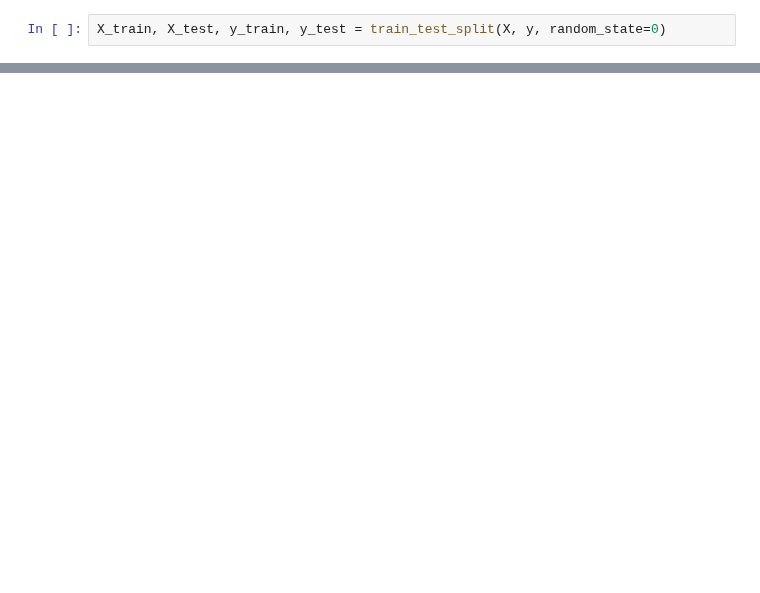
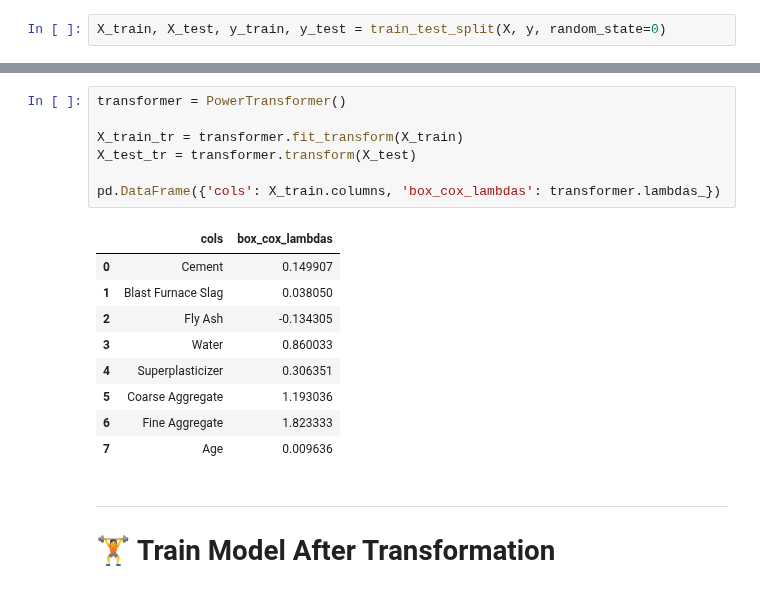
Before and after one commit to ahmedfakhar747/machine-learning-notebooks, a Jupyter notebook: 22_Power_Transformer_in_Scikit_learn.ipynb, the cells around one changed output, grey strips where cells are left out. Saved outputs shown, nothing was run; the diff lists cells and outputs as text; blank space fills up the shorter version.

```diff
--- a/22_Power_Transformer_in_Scikit_learn.ipynb
+++ b/22_Power_Transformer_in_Scikit_learn.ipynb
@@ -62,0 +142,20 @@ r2_score(y_pred, y_test)
+# %%
+transformer = PowerTransformer()
+
+X_train_tr = transformer.fit_transform(X_train)
+X_test_tr = transformer.transform(X_test)
+
+pd.DataFrame({'cols': X_train.columns, 'box_cox_lambdas': transformer.lambdas_})
+# %% [output]
+|  | cols | box_cox_lambdas |
+| 0 | Cement | 0.149907 |
+| 1 | Blast Furnace Slag | 0.038050 |
+| 2 | Fly Ash | -0.134305 |
+| 3 | Water | 0.860033 |
+| 4 | Superplasticizer | 0.306351 |
+| 5 | Coarse Aggregate | 1.193036 |
+| 6 | Fine Aggregate | 1.823333 |
+| 7 | Age | 0.009636 |
+# %% [markdown]
+---
+# 🏋️ Train Model After Transformation
```
Also changed, not shown: parts of 25 cells of this notebook.
